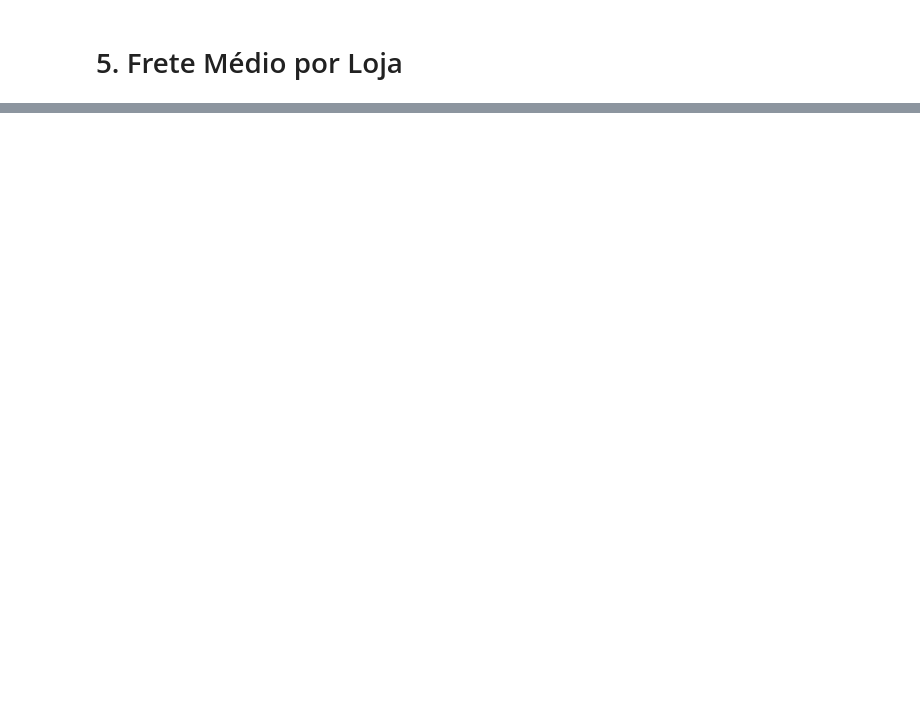
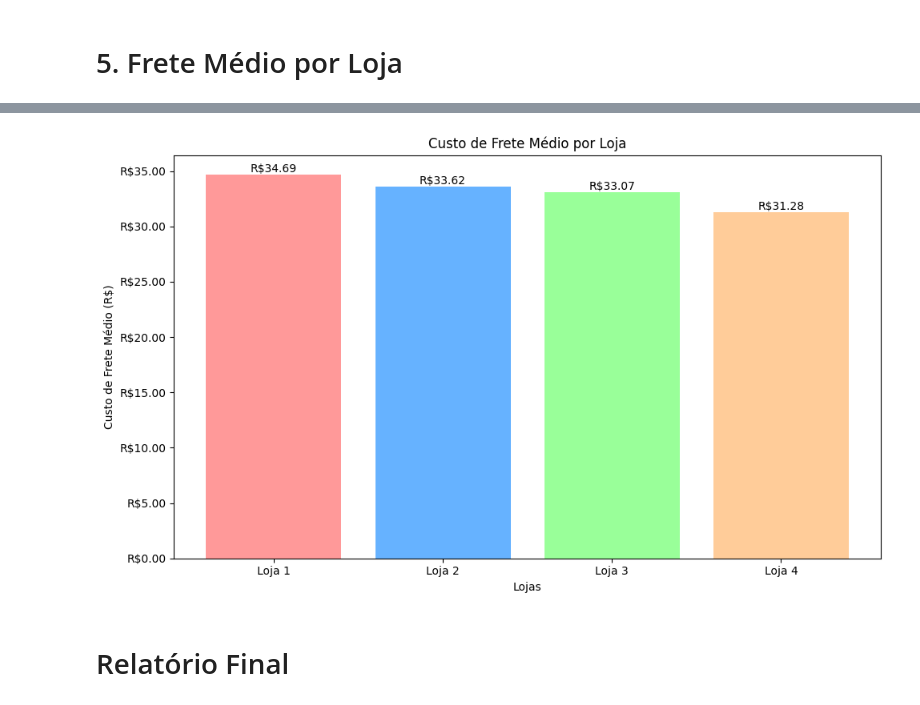
Before and after one commit to matheusnleite/challenge-alura-store, a Jupyter notebook: AluraStoreBr.ipynb, the cells around one changed output, grey strips where cells are left out. Saved outputs shown, nothing was run; the diff lists cells and outputs as text; code cells hidden in the pictures; blank space fills up the shorter version.

```diff
--- a/AluraStoreBr.ipynb
+++ b/AluraStoreBr.ipynb
@@ -136,2 +148,12 @@ dtype: int64
 # %% [markdown]
 # 5. Frete Médio por Loja
+# %%
+#calculando o custo de frete médio de cada loja
+def custo_frete_medio(loja, numero_loja):
+    frete_medio = loja['Frete'].mean()
+    return frete_medio
+
+print(f"\nCusto de frete médio da loja 1: R${custo_frete_medio(loja, 1):.2f}")
+print(f"Custo de frete médio da loja 2: R${custo_frete_medio(loja2, 2):.2f}")
+print(f"Custo de frete médio da loja 3: R${custo_frete_medio(loja3, 3):.2f}")
+print(f"Custo de frete médio da loja 4: R${custo_frete_medio(loja4, 4):.2f}")
@@ -137,0 +341,39 @@ dtype: int64
+# %%
+###################Grafico dos fretes médios de cada loja
+
+def grafico_fretes():
+    frete_loja1 = custo_frete_medio(loja, 1)
+    frete_loja2 = custo_frete_medio(loja2, 2)
+    frete_loja3 = custo_frete_medio(loja3, 3)
+    frete_loja4 = custo_frete_medio(loja4, 4)
+
+    fretes = [frete_loja1, frete_loja2, frete_loja3, frete_loja4]
+    lojas = ['Loja 1', 'Loja 2', 'Loja 3', 'Loja 4']
+    cores = ['#FF9999', '#66B2FF', '#99FF99', '#FFCC99']
+
+    fig, ax = plt.subplots(figsize=(10, 6))
+
+    barras = ax.bar(lojas, fretes, color=cores)
+
+    ax.set_title('Custo de Frete Médio por Loja')
+    ax.set_xlabel('Lojas')
+    ax.set_ylabel('Custo de Frete Médio (R$)')
+
+    def formatar_reais(x, pos):
+        return f'R${x:,.2f}'.replace(',', '.')
+
+    ax.yaxis.set_major_formatter(FuncFormatter(formatar_reais))
+
+    for i, v in enumerate(fretes):
+        ax.text(i, v, formatar_reais(v, None),
+                ha='center', va='bottom')
+
+    plt.tight_layout()
+    plt.savefig('graficos/fretes_medio.png')
+    plt.show()
+
+grafico_fretes()
+# %% [output]
+[figure, added]
+# %% [markdown]
+# Relatório Final
```
Also changed, not shown: parts of 11 cells of this notebook, 5 other files.
